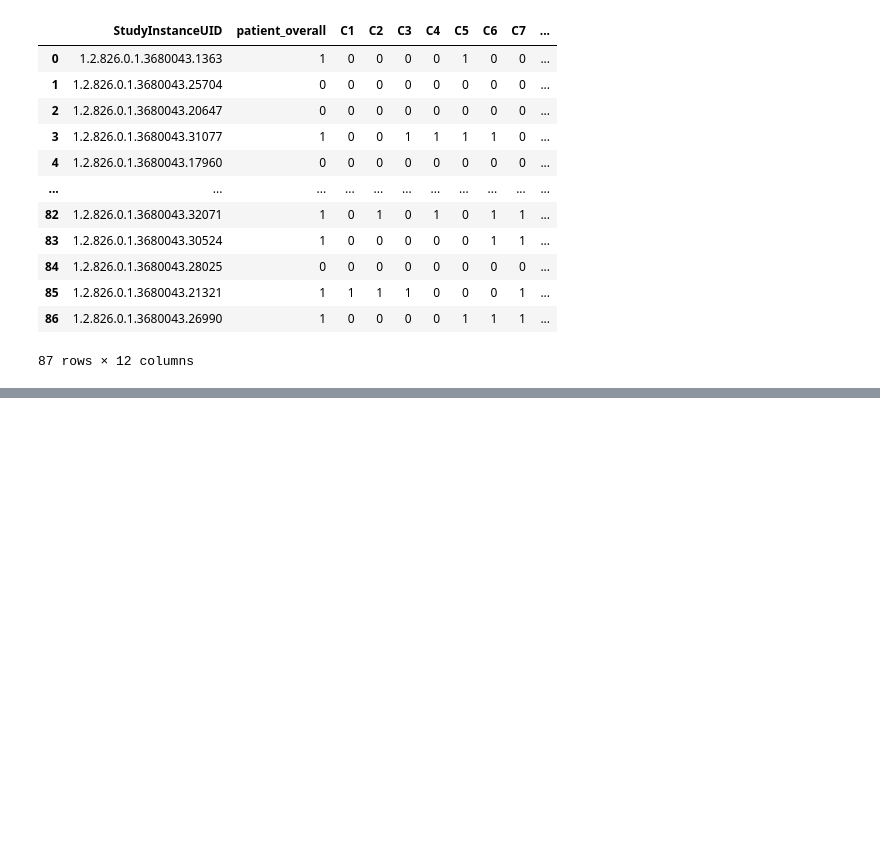
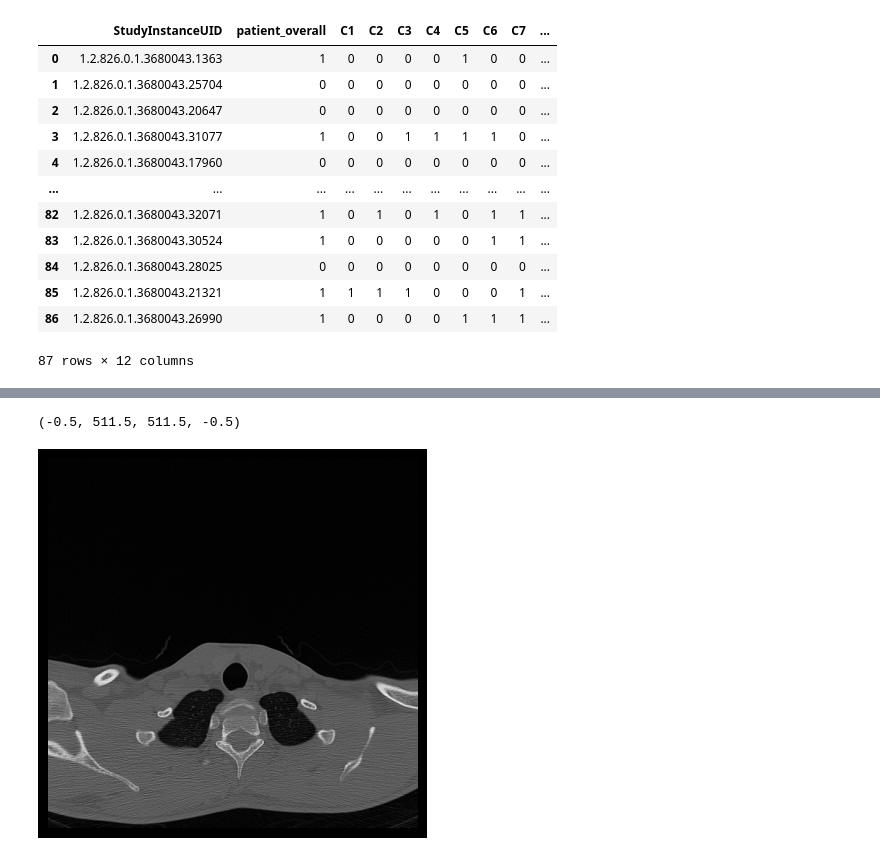
Before and after one commit to hatzav-ox/rsna-cervical-spine_poetry, a Jupyter notebook: notebooks/experiment.ipynb, the cells around one changed output, grey strips where cells are left out. Drawn from its saved outputs; the diff is of its cells as text; code cells hidden in the pictures; blank space fills up the shorter version.

Commit message:
✨ feat: loading a single dicom image

```diff
--- a/notebooks/experiment.ipynb
+++ b/notebooks/experiment.ipynb
@@ -86,3 +86,12 @@ display(df_seg)
 | 85 | 1.2.826.0.1.3680043.21321 | 1 | 1 | 1 | 1 | 0 | 0 | 0 | 1 | ... |
 | 86 | 1.2.826.0.1.3680043.26990 | 1 | 0 | 0 | 0 | 0 | 1 | 1 | 1 | ... |
 87 rows × 12 columns
+# %%
+import pydicom
+from pathlib import Path
+from typing import Generator
+
+image_folder: Path = Path(df_seg.loc[0, "image_folder"])
+images: Generator = image_folder.glob("*")
+image_path: str = next(images)
+image_path
@@ -88,0 +100,3 @@ display(df_seg)
+# %%
+dicom = pydicom.read_file(image_path)
+dicom
@@ -88,0 +121,8 @@ display(df_seg)
+# %%
+import matplotlib.pyplot as plt
+
+plt.imshow(dicom.pixel_array, cmap="gray")
+plt.axis('off')
+# %% [output]
+(-0.5, 511.5, 511.5, -0.5)
+[figure, added]
```
Also changed, not shown: parts of 3 cells of this notebook, 2 other files.
